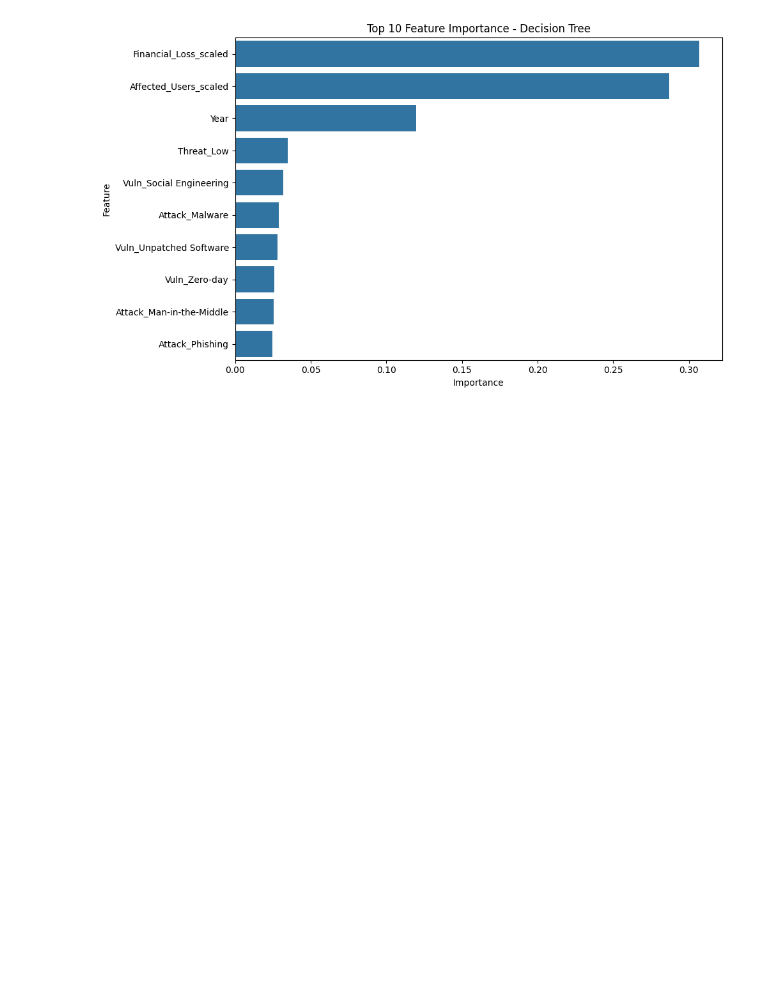
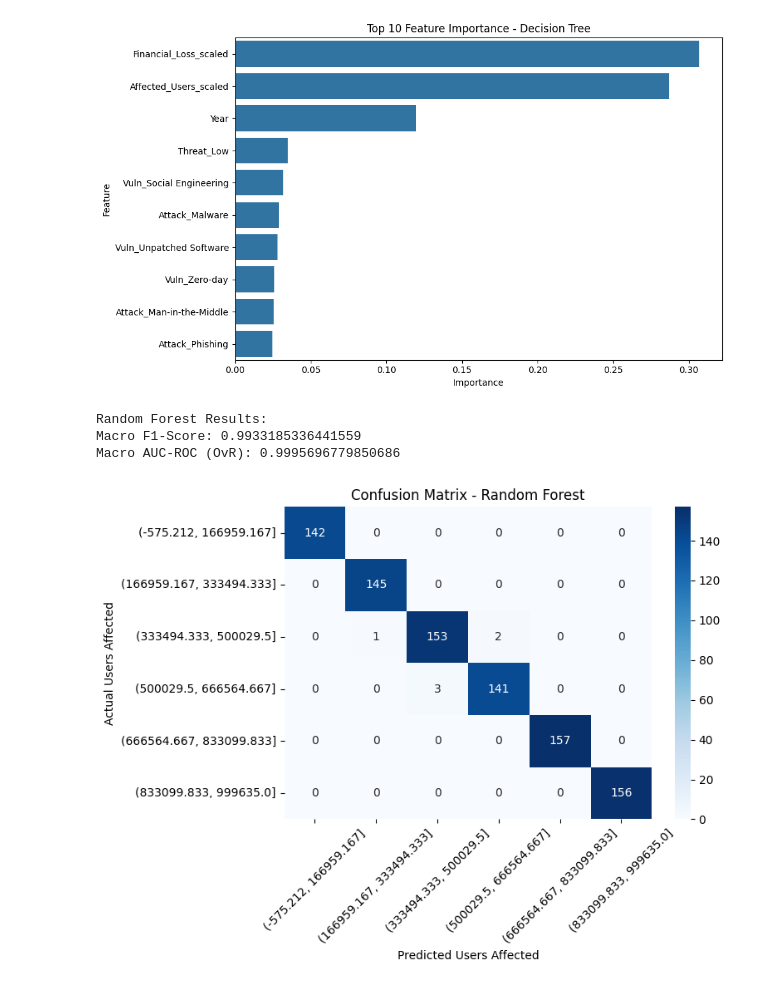
Before and after one commit to brosenthal140/cap4770-cyber-threats, a Jupyter notebook: Group10.ipynb, the cells around one changed output. Saved outputs shown, nothing was run; the diff lists cells and outputs as text; code cells hidden in the pictures; blank space fills up the shorter version.

Commit message:
Added affected user prediction model

```diff
--- a/Group10.ipynb
+++ b/Group10.ipynb
@@ -270,3 +268,61 @@ Feature Importance (Decision Tree):
 3   Attack_Man-in-the-Middle    0.025390
 4            Attack_Phishing    0.024469
 [figure]
+# %%
+# Prepare features and target
+X = df_encoded.drop(columns=['Target Industry', 'Country', 'Attack Source',
+                           'Defense Mechanism Used', 'Incident Resolution Time (in Hours)',
+                           'Financial Loss (in Million $)', 'Number of Affected Users', 'Attack Source'])
+# Split data into bins
+df_encoded['LossBin'] = pd.cut(
+    df_encoded['Number of Affected Users'],
+    bins=6,
+    labels=False,
+    include_lowest=True
+)
+
+# Prepare features (X) and the new binned target (y)
+X = df_encoded.drop(columns=[
+    'Number of Affected Users',
+    'LossBin',
+])
+X = pd.get_dummies(X, drop_first=True)
+
+y = df_encoded['LossBin']
+
+# Split data
+X_train, X_test, y_train, y_test = train_test_split(X, y, test_size=0.3, random_state=42)
+
+# Train Random Forest (Financial Loss)
+random_forest_model = RandomForestClassifier(random_state=0)
+random_forest_model.fit(X_train, y_train)
+
+# Predictions and metrics
+y_pred = random_forest_model.predict(X_test)
+print("Random Forest Results:")
+print("Macro F1-Score:", f1_score(y_test, y_pred, average='macro'))
+print("Macro AUC-ROC (OvR):", roc_auc_score(y_test, random_forest_model.predict_proba(X_test), multi_class='ovr'))
+
+# Get bin intervals
+bin_intervals = pd.cut(
+    df_encoded['Number of Affected Users'],
+    bins=6,
+    include_lowest=True
+).cat.categories.astype(str).tolist()
+
+# Confusion matrix
+cm = confusion_matrix(y_test, y_pred)
+plt.figure(figsize=(8, 6))
+sns.heatmap(cm, annot=True, fmt='d', cmap='Blues', xticklabels=bin_intervals, yticklabels=bin_intervals)
+plt.title('Confusion Matrix - Random Forest')
+plt.xlabel('Predicted Users Affected')
+plt.ylabel('Actual Users Affected')
+plt.xticks(rotation=45)
+plt.tight_layout()
+plt.savefig('confusion_matrix_randomforest.png')
+plt.show()
+# %% [output]
+Random Forest Results:
+Macro F1-Score: 0.9933185336441559
+Macro AUC-ROC (OvR): 0.9995696779850686
+[figure, added]
```
Also changed, not shown: parts of 2 cells of this notebook.
